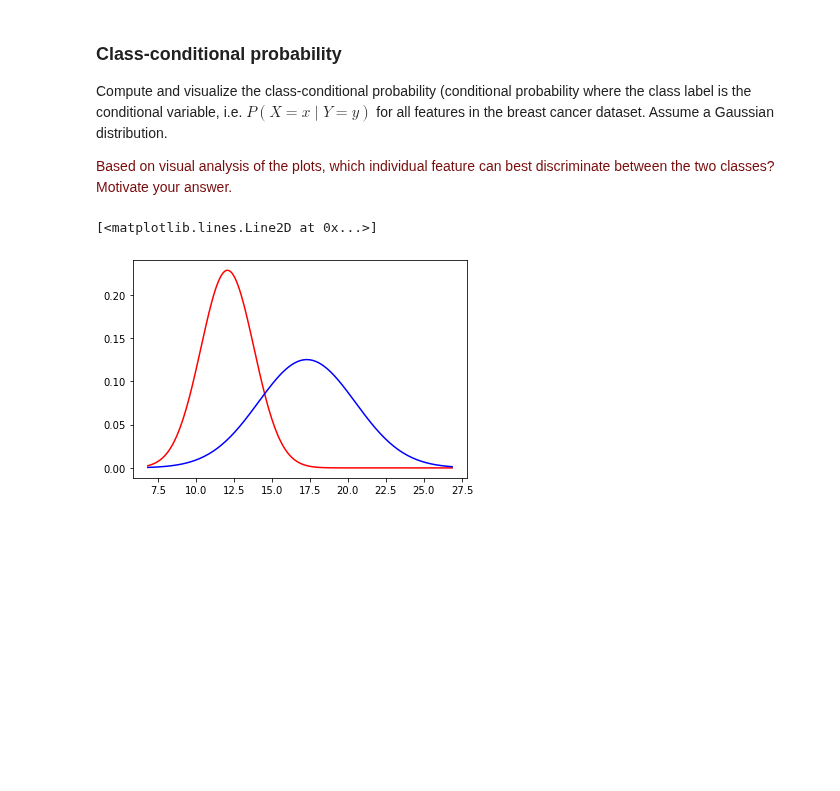
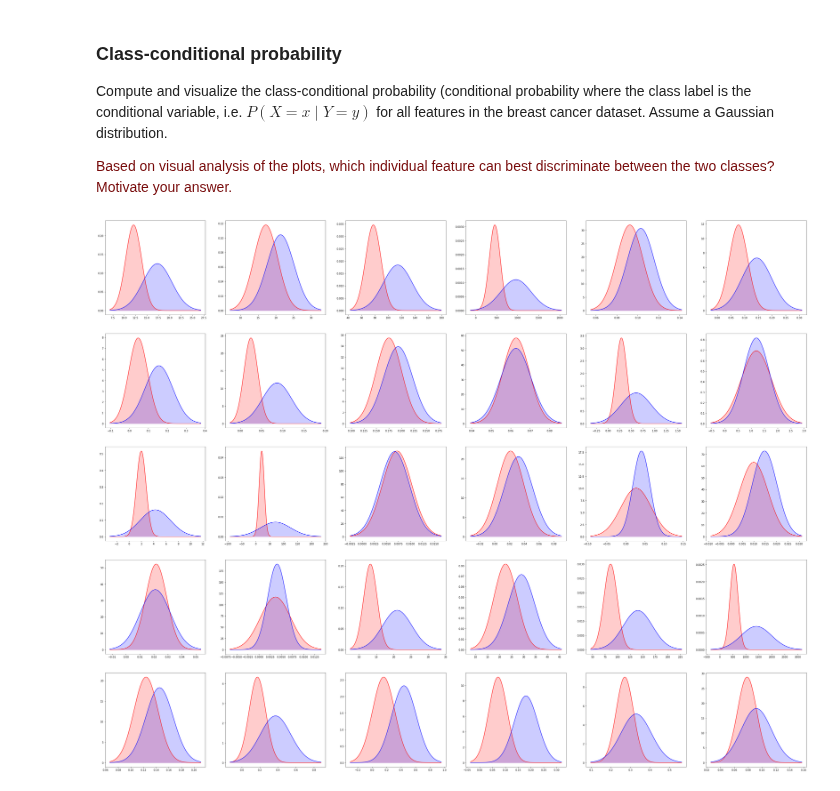
Before and after one commit to florisverheijen/8dm50-machine-learning, a Jupyter notebook: practicals/week_1.ipynb, the cells around one changed output. Saved outputs shown, nothing was run; the diff lists cells and outputs as text; code cells hidden in the pictures; blank space fills up the shorter version.

Commit message:
added all images

```diff
--- a/practicals/week_1.ipynb
+++ b/practicals/week_1.ipynb
@@ -249,43 +249,50 @@ Compute and visualize the class-conditional probability (conditional probability
 # %%
 import numpy as np
 import matplotlib.pyplot as plt
 from sklearn.datasets import load_breast_cancer
 from scipy.stats import norm
+from scipy.integrate import quad
 
 breast_cancer = load_breast_cancer()
 nr_samples = breast_cancer.data.shape[0]
 train_frac = 2/3
 cutoff = round(train_frac*nr_samples)
 X_train = breast_cancer.data[:cutoff, :]
 y_train = breast_cancer.target[:cutoff, np.newaxis]
 X_test = breast_cancer.data[cutoff:, :]
 y_test = breast_cancer.target[cutoff:, np.newaxis]
 
 
 Data = np.append(X_train,y_train,axis=1)
 Sorted_data = Data[np.argsort(Data[:,30])]
 locatie = np.where(Sorted_data[:,30] == 1)
 
 negData = Sorted_data[0:locatie[0][0],:]
 posData = Sorted_data[locatie[0][0]:len(Sorted_data),:]
 
-#for i in range(0): ik ga hier nog een loop van maken om het mooi te plotten
-i = 0
-mean_pos = np.mean(posData[:,i])
-std_pos = np.std(posData[:,i])
 
-mean_neg = np.mean(negData[:,i])
-std_neg = np.std(negData[:,i])
+fig,ax = plt.subplots(5,6 ,figsize = (50,40))
+a = []
+for j in range(5):
+    for k in range(6):
 
-Xmin = max(0,min(mean_pos - 3*std_pos,mean_neg - 3*std_neg))
-Xmax = max(mean_pos + 3*std_pos,mean_neg + 3*std_neg)
-Xaxis = np.linspace(Xmin,Xmax,200)
+        i = 6*j + k
+        mean_pos = np.mean(posData[:,i])
+        std_pos = np.std(posData[:,i])
 
-pos_gauss = norm.pdf(Xaxis,mean_pos,std_pos)
-neg_gauss = norm.pdf(Xaxis,mean_neg,std_neg)
+        mean_neg = np.mean(negData[:,i])
+        std_neg = np.std(negData[:,i])
 
-plt.plot(Xaxis,pos_gauss,'r')
-plt.plot(Xaxis,neg_gauss,'b')
+        Xmin = min(mean_pos - 3*std_pos,mean_neg - 3*std_neg)
+        Xmax = max(mean_pos + 3*std_pos,mean_neg + 3*std_neg)
+        Xaxis = np.linspace(Xmin,Xmax,200)
+
+        pos_gauss = norm.pdf(Xaxis,mean_pos,std_pos)
+        neg_gauss = norm.pdf(Xaxis,mean_neg,std_neg)
+
+        ax[j,k].plot(Xaxis,pos_gauss,'r')
+        ax[j,k].fill_between(Xaxis,pos_gauss,color = 'red',alpha = 0.2)
+        ax[j,k].plot(Xaxis,neg_gauss,'b')
+        ax[j,k].fill_between(Xaxis,neg_gauss,color = 'blue',alpha = 0.2)
 # %% [output]
-[<matplotlib.lines.Line2D at 0x...>]
-[figure, old version]
+[figure, new version]
```
